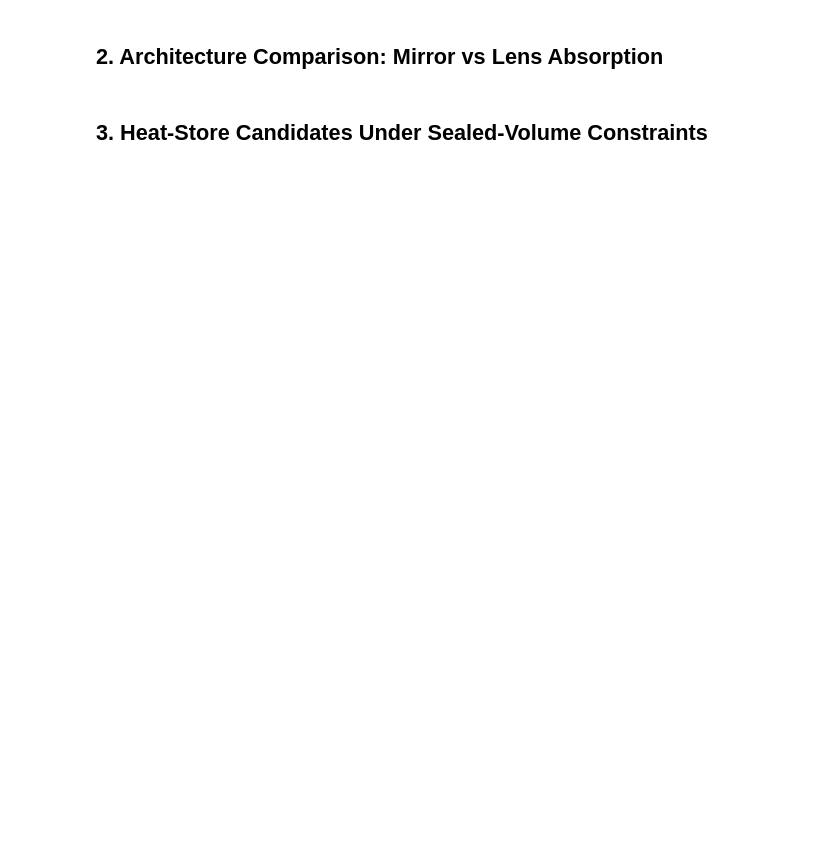
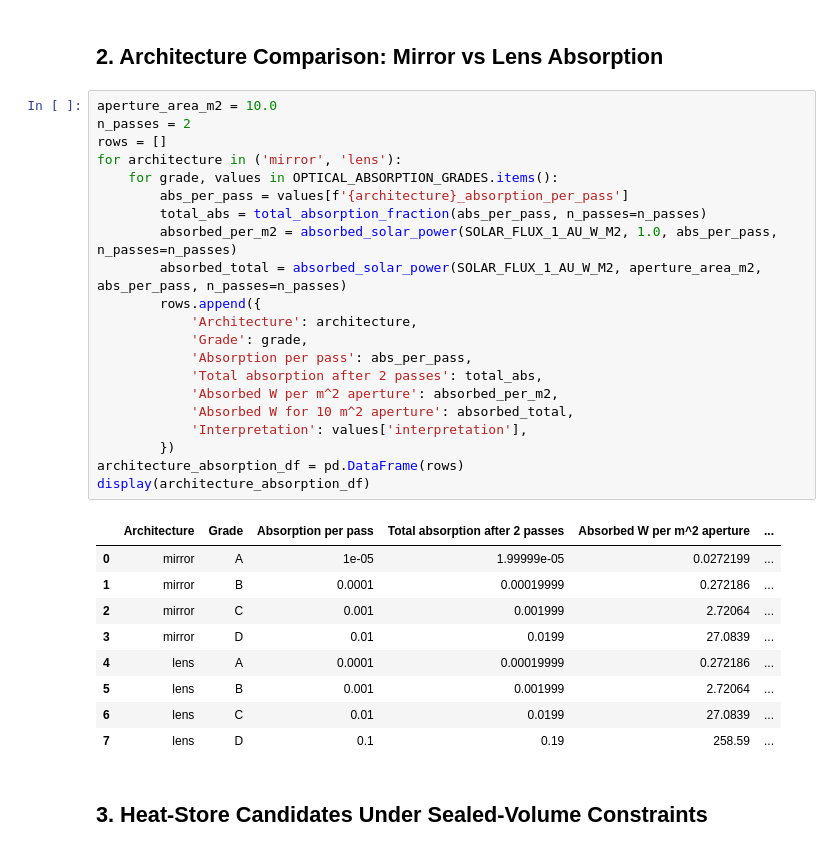
Before and after one commit to AlanCoding/hourglass-stealth, a Jupyter notebook: notebooks/01_blog_calcs_sheet.ipynb, the cells around one changed output. Drawn from its saved outputs; the diff is of its cells as text; blank space fills up the shorter version.

```diff
--- a/notebooks/01_blog_calcs_sheet.ipynb
+++ b/notebooks/01_blog_calcs_sheet.ipynb
@@ -22,4 +95,35 @@ Out of scope for the first pass:
 # %% [markdown]
 ## 2. Architecture Comparison: Mirror vs Lens Absorption
+# %%
+aperture_area_m2 = 10.0
+n_passes = 2
+rows = []
+for architecture in ('mirror', 'lens'):
+    for grade, values in OPTICAL_ABSORPTION_GRADES.items():
+        abs_per_pass = values[f'{architecture}_absorption_per_pass']
+        total_abs = total_absorption_fraction(abs_per_pass, n_passes=n_passes)
+        absorbed_per_m2 = absorbed_solar_power(SOLAR_FLUX_1_AU_W_M2, 1.0, abs_per_pass, n_passes=n_passes)
+        absorbed_total = absorbed_solar_power(SOLAR_FLUX_1_AU_W_M2, aperture_area_m2, abs_per_pass, n_passes=n_passes)
+        rows.append({
+            'Architecture': architecture,
+            'Grade': grade,
+            'Absorption per pass': abs_per_pass,
+            'Total absorption after 2 passes': total_abs,
+            'Absorbed W per m^2 aperture': absorbed_per_m2,
+            'Absorbed W for 10 m^2 aperture': absorbed_total,
+            'Interpretation': values['interpretation'],
+        })
+architecture_absorption_df = pd.DataFrame(rows)
+display(architecture_absorption_df)
+# %% [output]
+|  | Architecture | Grade | Absorption per pass | Total absorption after 2 passes | Absorbed W per m^2 aperture | ... |
+| 0 | mirror | A | 1e-05 | 1.99999e-05 | 0.0272199 | ... |
+| 1 | mirror | B | 0.0001 | 0.00019999 | 0.272186 | ... |
+| 2 | mirror | C | 0.001 | 0.001999 | 2.72064 | ... |
+| 3 | mirror | D | 0.01 | 0.0199 | 27.0839 | ... |
+| 4 | lens | A | 0.0001 | 0.00019999 | 0.272186 | ... |
+| 5 | lens | B | 0.001 | 0.001999 | 2.72064 | ... |
+| 6 | lens | C | 0.01 | 0.0199 | 27.0839 | ... |
+| 7 | lens | D | 0.1 | 0.19 | 258.59 | ... |
 # %% [markdown]
 ## 3. Heat-Store Candidates Under Sealed-Volume Constraints
```
Also changed, not shown: parts of 16 cells of this notebook, 9 other files.
